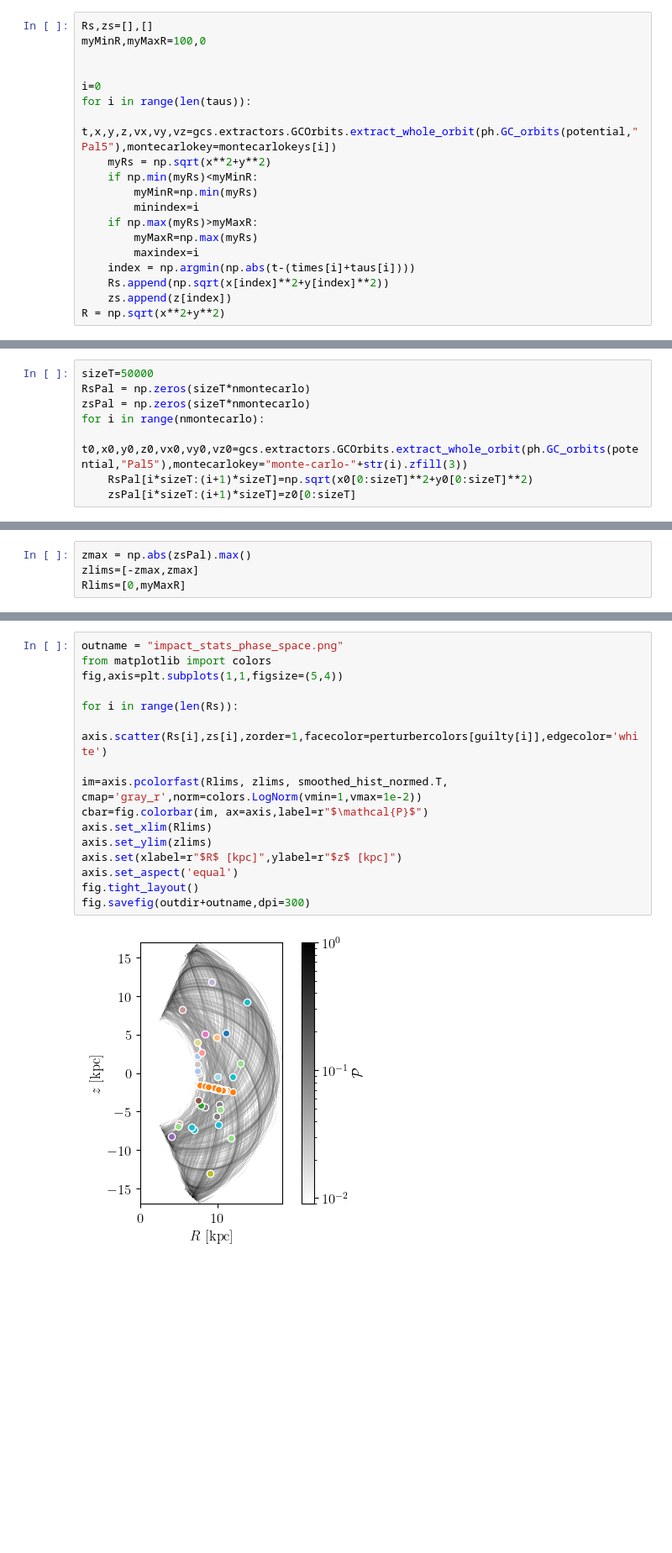
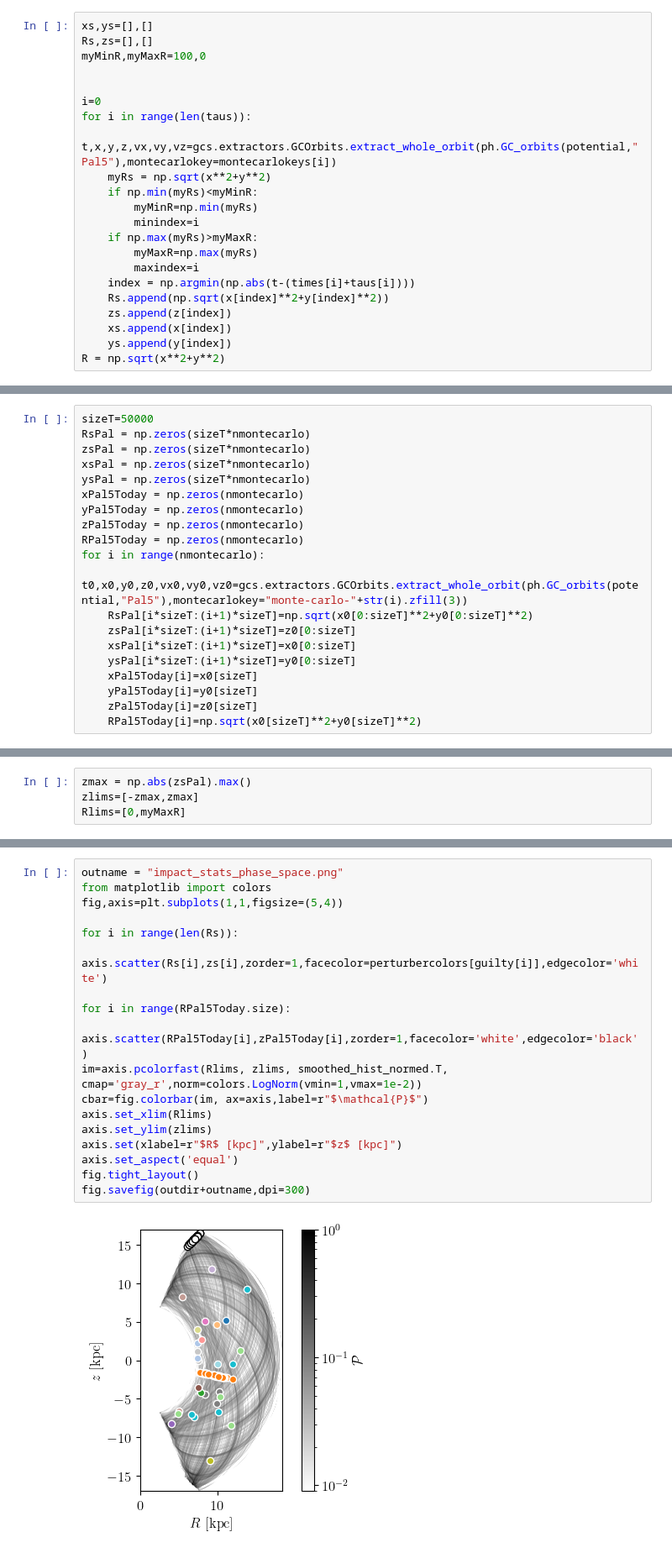
Before and after one commit to salvatore-ferrone/stream_analysis, a Jupyter notebook: figures/perturber_statistics.ipynb, the cells around one changed output, grey strips where cells are left out. Shown at 84% size. Saved outputs shown, nothing was run; the diff lists cells and outputs as text; blank space fills up the shorter version.

```diff
--- a/figures/perturber_statistics.ipynb
+++ b/figures/perturber_statistics.ipynb
@@ -342,6 +341,7 @@ taus=tau[gap_flag]
 times=Time[gap_flag]
 mysuspects=suspects[gap_flag]
 # %%
+xs,ys=[],[]
 Rs,zs=[],[]
 myMinR,myMaxR=100,0
 
@@ -359,6 +359,8 @@ for i in range(len(taus)):
     index = np.argmin(np.abs(t-(times[i]+taus[i])))
     Rs.append(np.sqrt(x[index]**2+y[index]**2))
     zs.append(z[index])
+    xs.append(x[index])
+    ys.append(y[index])
 R = np.sqrt(x**2+y**2)
 # %%
 minindex,maxindex
@@ -369,10 +371,22 @@ monte-carlo-008 monte-carlo-026
 sizeT=50000
 RsPal = np.zeros(sizeT*nmontecarlo)
 zsPal = np.zeros(sizeT*nmontecarlo)
+xsPal = np.zeros(sizeT*nmontecarlo)
+ysPal = np.zeros(sizeT*nmontecarlo)
+xPal5Today = np.zeros(nmontecarlo)
+yPal5Today = np.zeros(nmontecarlo)
+zPal5Today = np.zeros(nmontecarlo)
+RPal5Today = np.zeros(nmontecarlo)
 for i in range(nmontecarlo):
     t0,x0,y0,z0,vx0,vy0,vz0=gcs.extractors.GCOrbits.extract_whole_orbit(ph.GC_orbits(potential,"Pal5"),montecarlokey="monte-carlo-"+str(i).zfill(3))
     RsPal[i*sizeT:(i+1)*sizeT]=np.sqrt(x0[0:sizeT]**2+y0[0:sizeT]**2)
     zsPal[i*sizeT:(i+1)*sizeT]=z0[0:sizeT]
+    xsPal[i*sizeT:(i+1)*sizeT]=x0[0:sizeT]
+    ysPal[i*sizeT:(i+1)*sizeT]=y0[0:sizeT]
+    xPal5Today[i]=x0[sizeT]
+    yPal5Today[i]=y0[sizeT]
+    zPal5Today[i]=z0[sizeT]
+    RPal5Today[i]=np.sqrt(x0[sizeT]**2+y0[sizeT]**2)
 # %%
 plt.rcParams.update({
     "text.usetex": True,
@@ -440,18 +445,20 @@ smoothed_hist_normed = smoothed_hist / smoothed_hist.max()
 # %%
 outname = "impact_stats_phase_space.png"
 from matplotlib import colors
 fig,axis=plt.subplots(1,1,figsize=(5,4))
 
 for i in range(len(Rs)):
     axis.scatter(Rs[i],zs[i],zorder=1,facecolor=perturbercolors[guilty[i]],edgecolor='white')
 
+for i in range(RPal5Today.size):
+    axis.scatter(RPal5Today[i],zPal5Today[i],zorder=1,facecolor='white',edgecolor='black')
 im=axis.pcolorfast(Rlims, zlims, smoothed_hist_normed.T, cmap='gray_r',norm=colors.LogNorm(vmin=1,vmax=1e-2))
 cbar=fig.colorbar(im, ax=axis,label=r"$\mathcal{P}$")
 axis.set_xlim(Rlims)
 axis.set_ylim(zlims)
 axis.set(xlabel=r"$R$ [kpc]",ylabel=r"$z$ [kpc]")
 axis.set_aspect('equal')
 fig.tight_layout()
 fig.savefig(outdir+outname,dpi=300)
 # %% [output]
-[figure, old version]
+[figure, new version]
```
Also changed, not shown: parts of 12 cells of this notebook, 4 other files.
